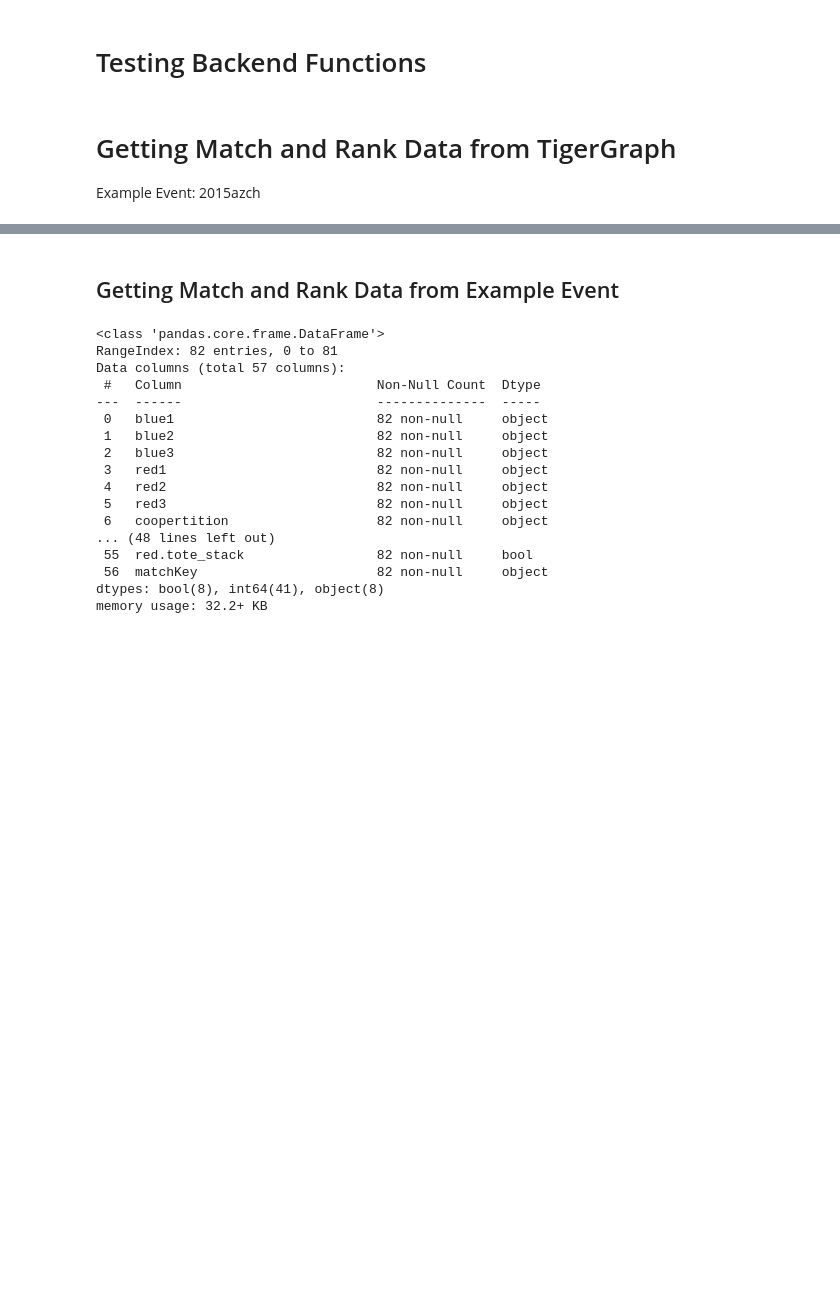
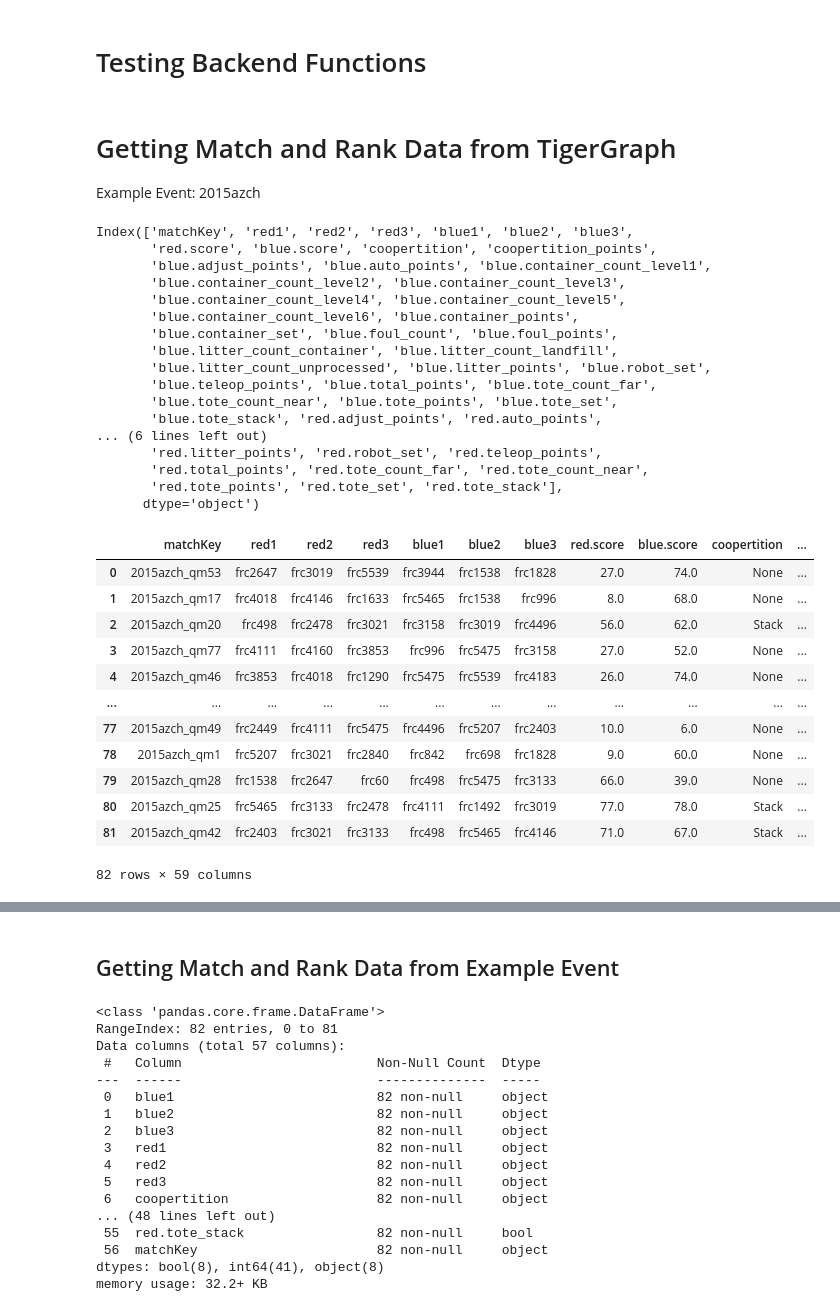
Before and after one commit to rviccina/TigerGraphHackathon, a Jupyter notebook: backend/Test_Backend_Functions.ipynb, the cells around one changed output, grey strips where cells are left out. Saved outputs shown, nothing was run; the diff lists cells and outputs as text; code cells hidden in the pictures; blank space fills up the shorter version.

Commit message:
Updated tgParserFuncs.py and integrated with app.py
Updated tgParserFuncs.py to output data similar to parserFuncs.py and integrated it with app.py.

```diff
--- a/backend/Test_Backend_Functions.ipynb
+++ b/backend/Test_Backend_Functions.ipynb
@@ -10,7 +10,39 @@ from teamRankFuncs import bayes_TeamRankModel,normalityTests,oneSampleTest
 # Getting Match and Rank Data from TigerGraph
 Example Event: 2015azch
 # %%
-#eventKey = '2015azch'
-#matchData = frc_matchData(eventKey)
-#matchData.head(100)
+eventKey = '2015azch'
+matchData = frc_matchData(eventKey)
+print(matchData.columns)
+matchData.head(100)
+# %% [output]
+Index(['matchKey', 'red1', 'red2', 'red3', 'blue1', 'blue2', 'blue3',
+       'red.score', 'blue.score', 'coopertition', 'coopertition_points',
+       'blue.adjust_points', 'blue.auto_points', 'blue.container_count_level1',
+       'blue.container_count_level2', 'blue.container_count_level3',
+       'blue.container_count_level4', 'blue.container_count_level5',
+       'blue.container_count_level6', 'blue.container_points',
+       'blue.container_set', 'blue.foul_count', 'blue.foul_points',
+       'blue.litter_count_container', 'blue.litter_count_landfill',
+       'blue.litter_count_unprocessed', 'blue.litter_points', 'blue.robot_set',
+       'blue.teleop_points', 'blue.total_points', 'blue.tote_count_far',
+       'blue.tote_count_near', 'blue.tote_points', 'blue.tote_set',
+       'blue.tote_stack', 'red.adjust_points', 'red.auto_points',
+... (6 lines left out)
+       'red.litter_points', 'red.robot_set', 'red.teleop_points',
+       'red.total_points', 'red.tote_count_far', 'red.tote_count_near',
+       'red.tote_points', 'red.tote_set', 'red.tote_stack'],
+      dtype='object')
+|  | matchKey | red1 | red2 | red3 | blue1 | blue2 | blue3 | red.score | blue.score | coopertition | ... |
+| 0 | 2015azch_qm53 | frc2647 | frc3019 | frc5539 | frc3944 | frc1538 | frc1828 | 27.0 | 74.0 | None | ... |
+| 1 | 2015azch_qm17 | frc4018 | frc4146 | frc1633 | frc5465 | frc1538 | frc996 | 8.0 | 68.0 | None | ... |
+| 2 | 2015azch_qm20 | frc498 | frc2478 | frc3021 | frc3158 | frc3019 | frc4496 | 56.0 | 62.0 | Stack | ... |
+| 3 | 2015azch_qm77 | frc4111 | frc4160 | frc3853 | frc996 | frc5475 | frc3158 | 27.0 | 52.0 | None | ... |
+| 4 | 2015azch_qm46 | frc3853 | frc4018 | frc1290 | frc5475 | frc5539 | frc4183 | 26.0 | 74.0 | None | ... |
+| ... | ... | ... | ... | ... | ... | ... | ... | ... | ... | ... | ... |
+| 77 | 2015azch_qm49 | frc2449 | frc4111 | frc5475 | frc4496 | frc5207 | frc2403 | 10.0 | 6.0 | None | ... |
+| 78 | 2015azch_qm1 | frc5207 | frc3021 | frc2840 | frc842 | frc698 | frc1828 | 9.0 | 60.0 | None | ... |
+| 79 | 2015azch_qm28 | frc1538 | frc2647 | frc60 | frc498 | frc5475 | frc3133 | 66.0 | 39.0 | None | ... |
+| 80 | 2015azch_qm25 | frc5465 | frc3133 | frc2478 | frc4111 | frc1492 | frc3019 | 77.0 | 78.0 | Stack | ... |
+| 81 | 2015azch_qm42 | frc2403 | frc3021 | frc3133 | frc498 | frc5465 | frc4146 | 71.0 | 67.0 | Stack | ... |
+82 rows × 59 columns
 # %%
```
Also changed, not shown: parts of 2 cells of this notebook, 2 other files.
